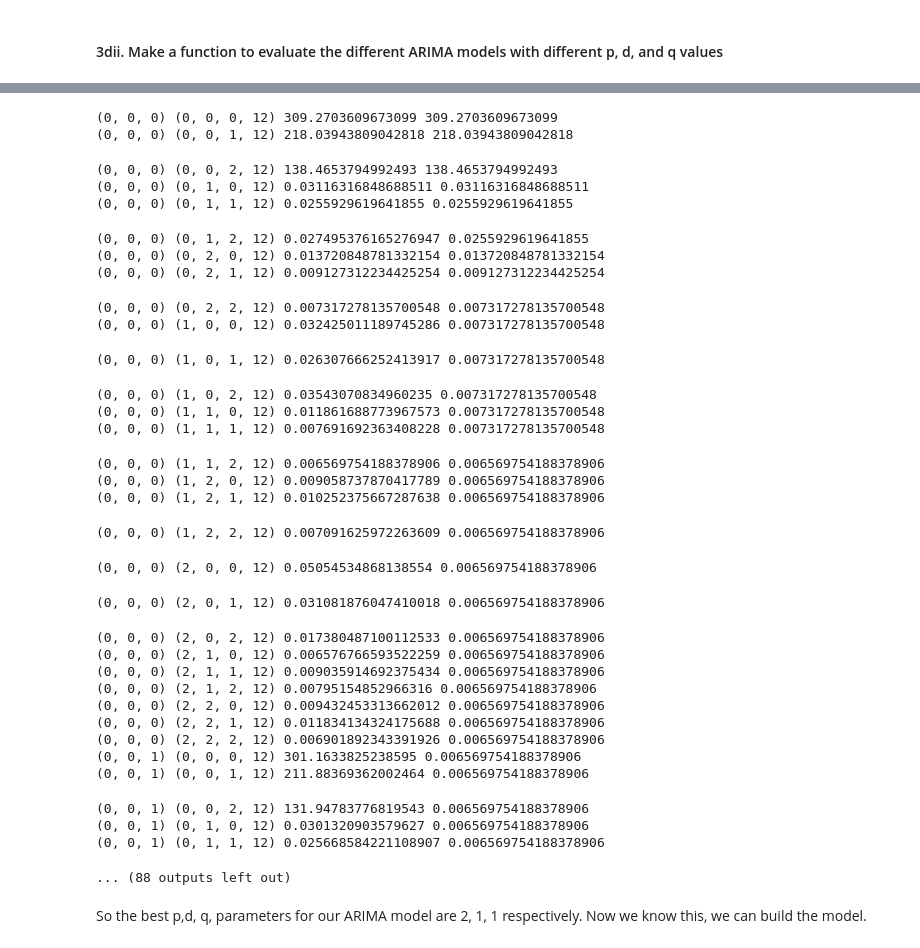
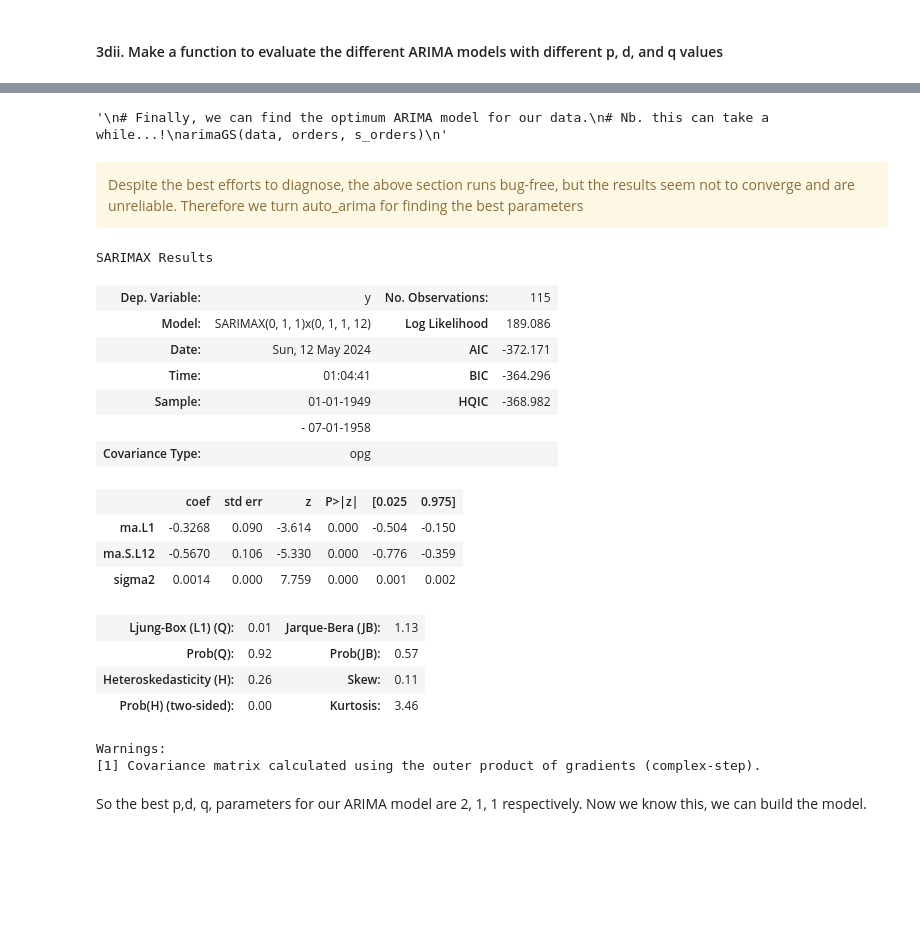
Before and after one commit to hao-udoin/Springboard-data-science, a Jupyter notebook: 20.1 Time Series/Cowboy Cigarettes Case Study - Tier 3.ipynb, the cells around one changed output, grey strips where cells are left out. Cells and saved outputs as stored; diff of their text form; code cells hidden in the pictures; blank space fills up the shorter version.

```diff
--- a/20.1 Time Series/Cowboy Cigarettes Case Study - Tier 3.ipynb
+++ b/20.1 Time Series/Cowboy Cigarettes Case Study - Tier 3.ipynb
@@ -450,38 +462,12 @@ for p in range(0,3):
 # %%
+'''
 # Finally, we can find the optimum ARIMA model for our data.
 # Nb. this can take a while...!
 arimaGS(data, orders, s_orders)
+'''
 # %% [output]
-(0, 0, 0) (0, 0, 0, 12) 309.2703609673099 309.2703609673099
-(0, 0, 0) (0, 0, 1, 12) 218.03943809042818 218.03943809042818
+'\n# Finally, we can find the optimum ARIMA model for our data.\n# Nb. this can take a while...!\narimaGS(data, orders, s_orders)\n'
-(0, 0, 0) (0, 0, 2, 12) 138.4653794992493 138.4653794992493
-(0, 0, 0) (0, 1, 0, 12) 0.03116316848688511 0.03116316848688511
-(0, 0, 0) (0, 1, 1, 12) 0.0255929619641855 0.0255929619641855
-(0, 0, 0) (0, 1, 2, 12) 0.027495376165276947 0.0255929619641855
-(0, 0, 0) (0, 2, 0, 12) 0.013720848781332154 0.013720848781332154
-(0, 0, 0) (0, 2, 1, 12) 0.009127312234425254 0.009127312234425254
-(0, 0, 0) (0, 2, 2, 12) 0.007317278135700548 0.007317278135700548
-(0, 0, 0) (1, 0, 0, 12) 0.032425011189745286 0.007317278135700548
-(0, 0, 0) (1, 0, 1, 12) 0.026307666252413917 0.007317278135700548
-(0, 0, 0) (1, 0, 2, 12) 0.03543070834960235 0.007317278135700548
-(0, 0, 0) (1, 1, 0, 12) 0.011861688773967573 0.007317278135700548
-(0, 0, 0) (1, 1, 1, 12) 0.007691692363408228 0.007317278135700548
-(0, 0, 0) (1, 1, 2, 12) 0.006569754188378906 0.006569754188378906
-(0, 0, 0) (1, 2, 0, 12) 0.009058737870417789 0.006569754188378906
-(0, 0, 0) (1, 2, 1, 12) 0.010252375667287638 0.006569754188378906
-(0, 0, 0) (1, 2, 2, 12) 0.007091625972263609 0.006569754188378906
-(0, 0, 0) (2, 0, 0, 12) 0.05054534868138554 0.006569754188378906
-(0, 0, 0) (2, 0, 1, 12) 0.031081876047410018 0.006569754188378906
-(0, 0, 0) (2, 0, 2, 12) 0.017380487100112533 0.006569754188378906
-(0, 0, 0) (2, 1, 0, 12) 0.006576766593522259 0.006569754188378906
-(0, 0, 0) (2, 1, 1, 12) 0.009035914692375434 0.006569754188378906
-(0, 0, 0) (2, 1, 2, 12) 0.00795154852966316 0.006569754188378906
-(0, 0, 0) (2, 2, 0, 12) 0.009432453313662012 0.006569754188378906
-(0, 0, 0) (2, 2, 1, 12) 0.011834134324175688 0.006569754188378906
-(0, 0, 0) (2, 2, 2, 12) 0.006901892343391926 0.006569754188378906
-(0, 0, 1) (0, 0, 0, 12) 301.1633825238595 0.006569754188378906
-(0, 0, 1) (0, 0, 1, 12) 211.88369362002464 0.006569754188378906
-(0, 0, 1) (0, 0, 2, 12) 131.94783776819543 0.006569754188378906
-(0, 0, 1) (0, 1, 0, 12) 0.0301320903579627 0.006569754188378906
-(0, 0, 1) (0, 1, 1, 12) 0.025668584221108907 0.006569754188378906
-... (88 outputs left out)
+# %% [markdown]
+<div class="alert alert-block alert-warning">
+Despite the best efforts to diagnose, the above section runs bug-free, but the results seem not to converge and are unreliable. Therefore we turn auto_arima for finding the best parameters
+</div>
@@ -488,2 +481,36 @@ arimaGS(data, orders, s_orders)
+# %%
+SARIMA_model = auto_arima(train, start_p = 0, start_q = 0,
+                         test = 'adf',
+                         max_p = 5, max_q = 5,
+                         m = 12, #12 is the frequncy of the cycle
+                         start_P = 1, start_Q = 1,
+                         max_P = 5, max_Q = 5,
+                         seasonal=True, #set to seasonal
+                         d = 1,
+                         D = 1,
+                         trace=False,
+                         error_action='ignore',
+                         suppress_warnings=True,
+                         stepwise=True)
+SARIMA_model.summary()
+# %% [output]
+SARIMAX Results
+| Dep. Variable: | y | No. Observations: | 115 |
+| Model: | SARIMAX(0, 1, 1)x(0, 1, 1, 12) | Log Likelihood | 189.086 |
+| Date: | Sun, 12 May 2024 | AIC | -372.171 |
+| Time: | 01:04:41 | BIC | -364.296 |
+| Sample: | 01-01-1949 | HQIC | -368.982 |
+|  | - 07-01-1958 |  |  |
+| Covariance Type: | opg |  |  |
+|  | coef | std err | z | P>|z| | [0.025 | 0.975] |
+| ma.L1 | -0.3268 | 0.090 | -3.614 | 0.000 | -0.504 | -0.150 |
+| ma.S.L12 | -0.5670 | 0.106 | -5.330 | 0.000 | -0.776 | -0.359 |
+| sigma2 | 0.0014 | 0.000 | 7.759 | 0.000 | 0.001 | 0.002 |
+| Ljung-Box (L1) (Q): | 0.01 | Jarque-Bera (JB): | 1.13 |
+| Prob(Q): | 0.92 | Prob(JB): | 0.57 |
+| Heteroskedasticity (H): | 0.26 | Skew: | 0.11 |
+| Prob(H) (two-sided): | 0.00 | Kurtosis: | 3.46 |
+Warnings:
+[1] Covariance matrix calculated using the outer product of gradients (complex-step).
 # %% [markdown]
 So the best p,d, q, parameters for our ARIMA model are 2, 1, 1 respectively. Now we know this, we can build the model.
```
Also changed, not shown: parts of 13 cells of this notebook, 1 other file.
